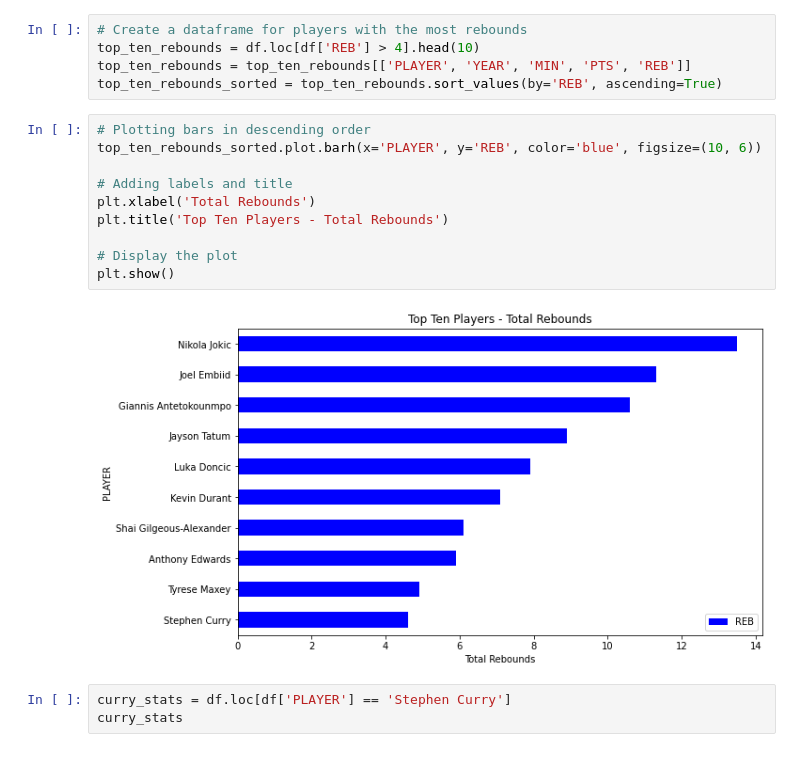
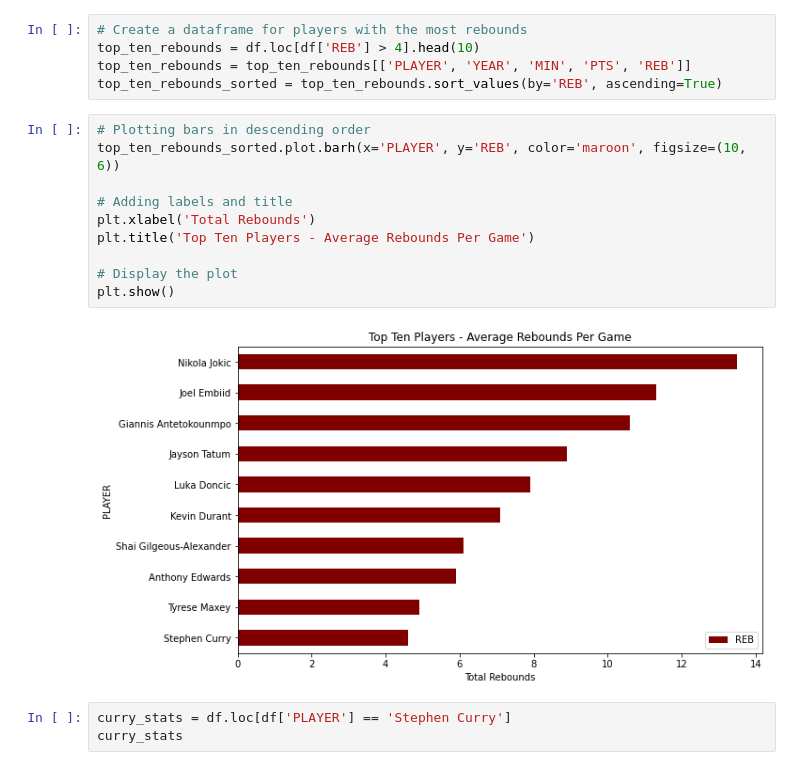
Before and after one commit to VincentGordon-Data-Analyst/nba-web-scraping-project, a Jupyter notebook: nba-data-clearning.ipynb, the cells around one changed output. Cells and saved outputs as stored; diff of their text form.

```diff
--- a/nba-data-clearning.ipynb
+++ b/nba-data-clearning.ipynb
@@ -152,16 +152,16 @@ top_ten_rebounds = top_ten_rebounds[['PLAYER', 'YEAR', 'MIN', 'PTS', 'REB']]
 top_ten_rebounds_sorted = top_ten_rebounds.sort_values(by='REB', ascending=True)
 # %%
 # Plotting bars in descending order
-top_ten_rebounds_sorted.plot.barh(x='PLAYER', y='REB', color='blue', figsize=(10, 6))
+top_ten_rebounds_sorted.plot.barh(x='PLAYER', y='REB', color='maroon', figsize=(10, 6))
 
 # Adding labels and title
 plt.xlabel('Total Rebounds')
-plt.title('Top Ten Players - Total Rebounds')
+plt.title('Top Ten Players - Average Rebounds Per Game')
 
 # Display the plot
 plt.show()
 # %% [output]
-[figure, old version]
+[figure, new version]
 # %%
 curry_stats = df.loc[df['PLAYER'] == 'Stephen Curry']
 curry_stats
```
Also changed, not shown: parts of 1 cell of this notebook.
